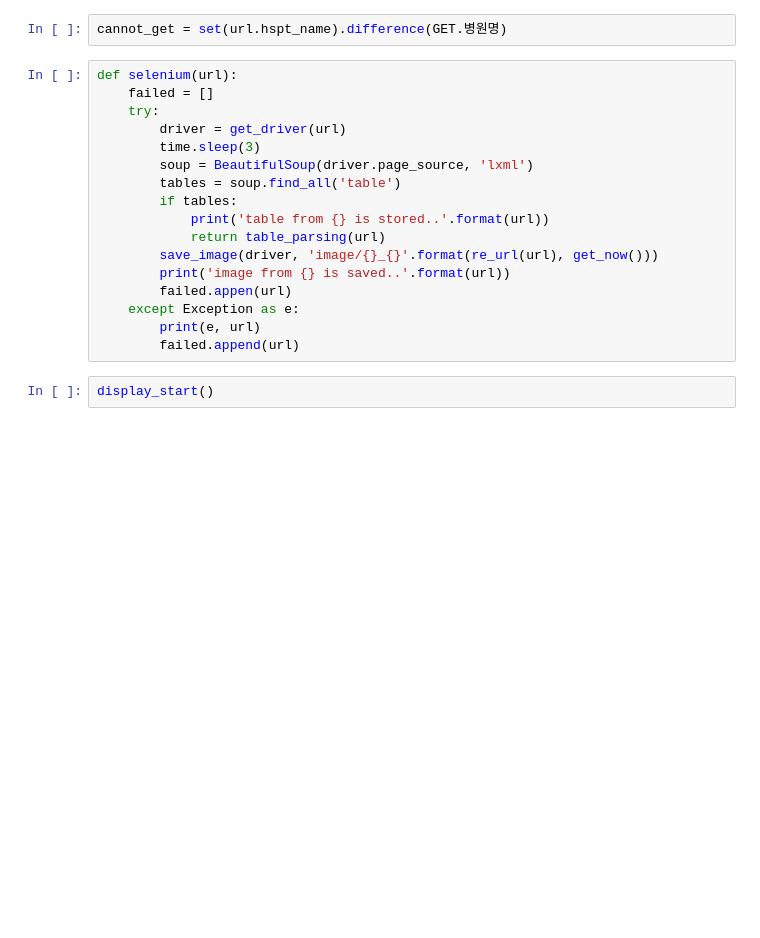
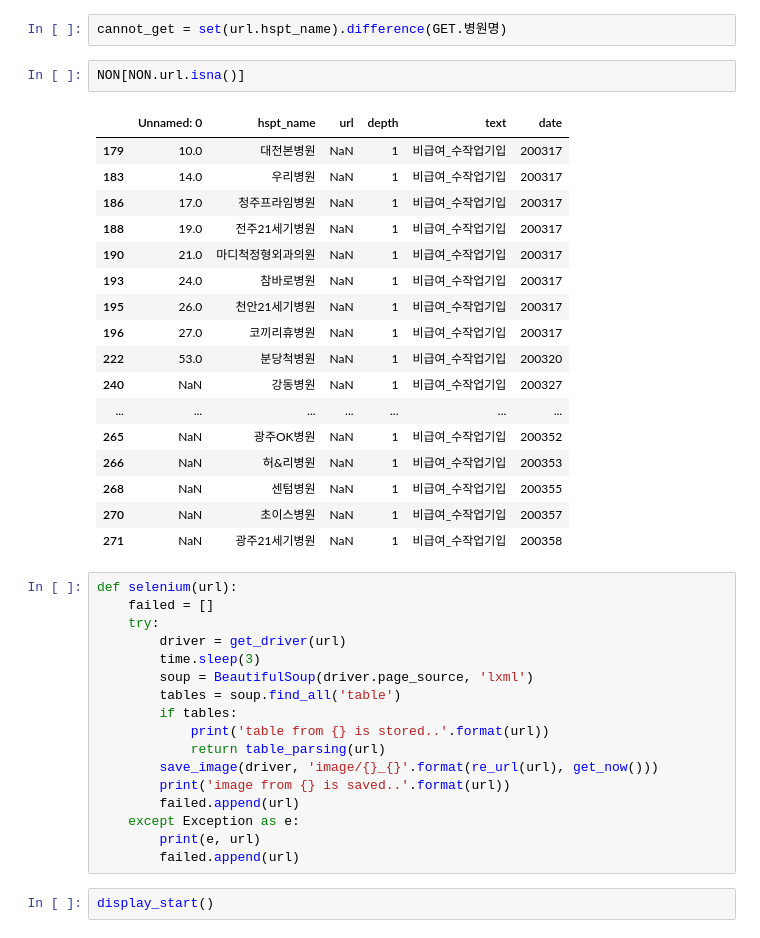
Before and after one commit to long8v/crawler_bot, a Jupyter notebook: Selenium2_비동기.ipynb, the cells around one changed output. Cells and saved outputs as stored; diff of their text form; blank space fills up the shorter version.

```diff
--- a/Untitled.ipynb
+++ b/Selenium2_비동기.ipynb
@@ -13,6 +13,26 @@ NON = pd.read_csv('file/MERGED_NON_PAYMENT.csv')
 GET = pd.read_csv('file/final_200330.csv')
 # %%
 cannot_get = set(url.hspt_name).difference(GET.병원명)
+# %%
+NON[NON.url.isna()]
+# %% [output]
+|  | Unnamed: 0 | hspt_name | url | depth | text | date |
+| 179 | 10.0 | 대전본병원 | NaN | 1 | 비급여_수작업기입 | 200317 |
+| 183 | 14.0 | 우리병원 | NaN | 1 | 비급여_수작업기입 | 200317 |
+| 186 | 17.0 | 청주프라임병원 | NaN | 1 | 비급여_수작업기입 | 200317 |
+| 188 | 19.0 | 전주21세기병원 | NaN | 1 | 비급여_수작업기입 | 200317 |
+| 190 | 21.0 | 마디척정형외과의원 | NaN | 1 | 비급여_수작업기입 | 200317 |
+| 193 | 24.0 | 참바로병원 | NaN | 1 | 비급여_수작업기입 | 200317 |
+| 195 | 26.0 | 천안21세기병원 | NaN | 1 | 비급여_수작업기입 | 200317 |
+| 196 | 27.0 | 코끼리휴병원 | NaN | 1 | 비급여_수작업기입 | 200317 |
+| 222 | 53.0 | 분당척병원 | NaN | 1 | 비급여_수작업기입 | 200320 |
+| 240 | NaN | 강동병원 | NaN | 1 | 비급여_수작업기입 | 200327 |
+| ... | ... | ... | ... | ... | ... | ... |
+| 265 | NaN | 광주OK병원 | NaN | 1 | 비급여_수작업기입 | 200352 |
+| 266 | NaN | 허&리병원 | NaN | 1 | 비급여_수작업기입 | 200353 |
+| 268 | NaN | 센텀병원 | NaN | 1 | 비급여_수작업기입 | 200355 |
+| 270 | NaN | 초이스병원 | NaN | 1 | 비급여_수작업기입 | 200357 |
+| 271 | NaN | 광주21세기병원 | NaN | 1 | 비급여_수작업기입 | 200358 |
 # %%
 def selenium(url):
     failed = []
@@ -26,7 +46,7 @@ def selenium(url):
             return table_parsing(url)
         save_image(driver, 'image/{}_{}'.format(re_url(url), get_now()))
         print('image from {} is saved..'.format(url))
-        failed.appen(url)
+        failed.append(url)
     except Exception as e:
         print(e, url)
         failed.append(url)
```
Also changed, not shown: parts of 3 cells of this notebook, 17 other files.
